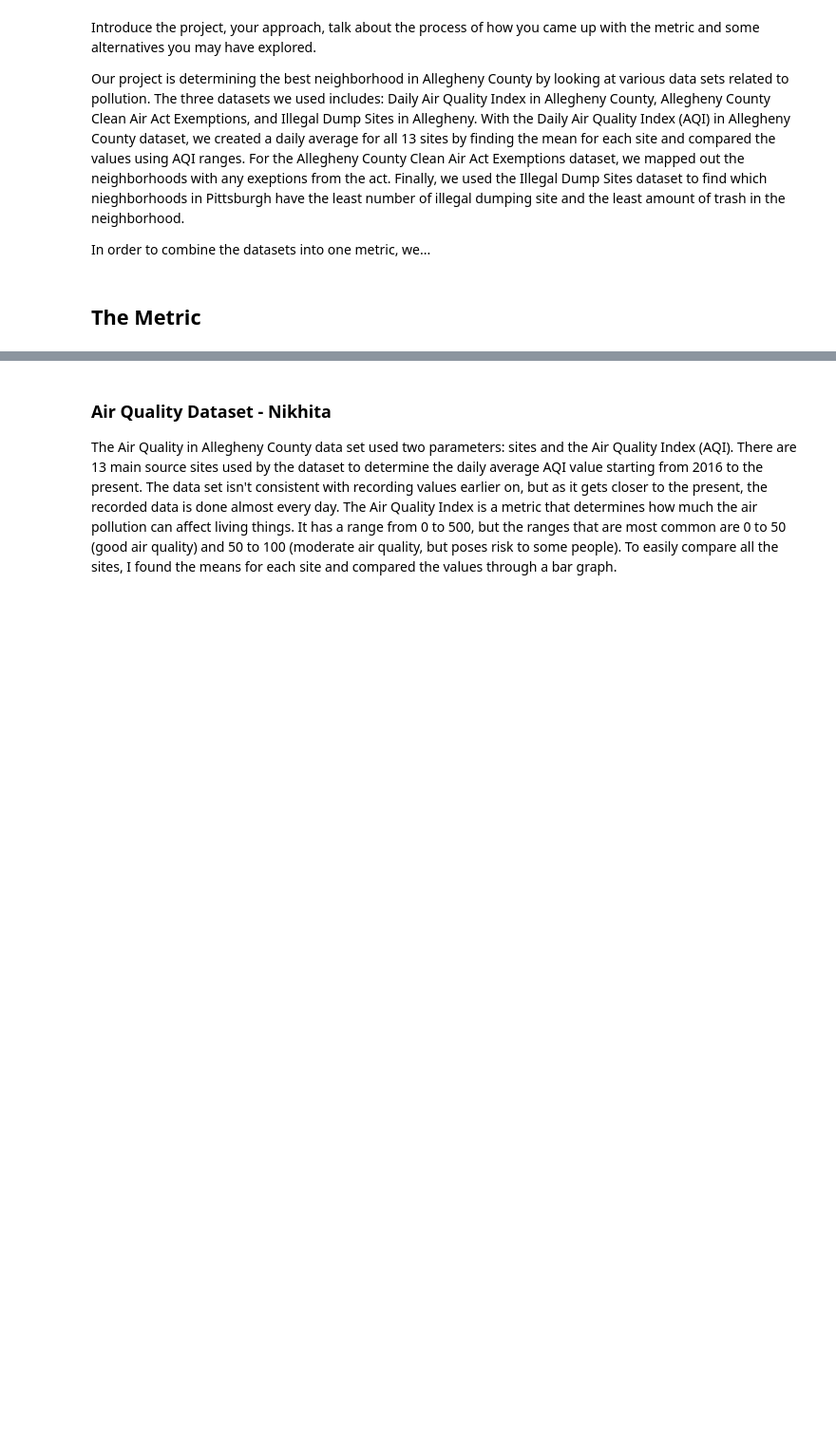
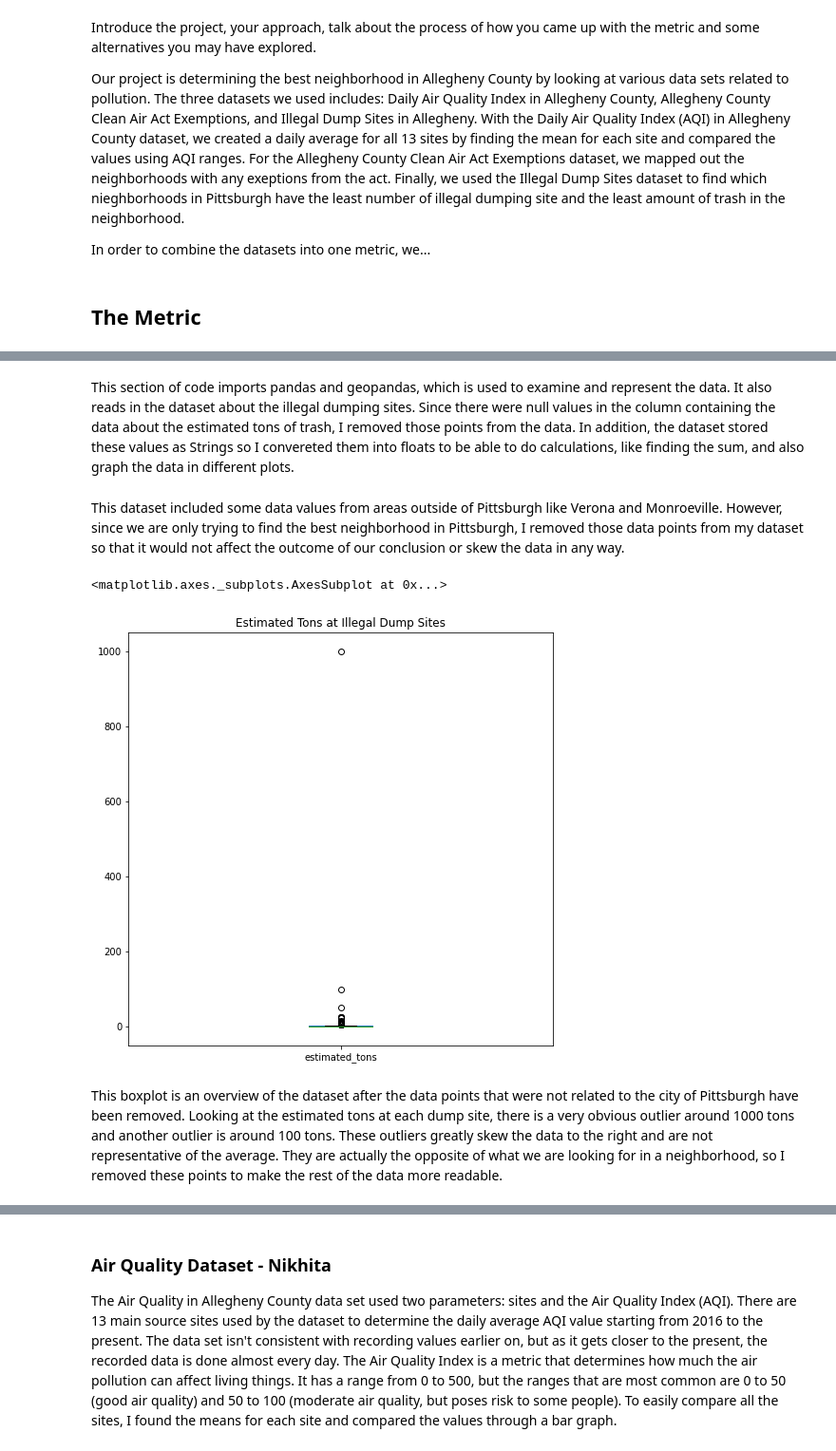
Before and after one commit to nikhitavys/Big-Ideas-Final-Project, a Jupyter notebook: Final-Report.ipynb, the cells around one changed output, grey strips where cells are left out. Shown: that part at 95% size. Saved outputs shown, nothing was run; the diff lists cells and outputs as text; code cells hidden in the pictures; blank space fills up the shorter version.

```diff
--- a/Final-Report.ipynb
+++ b/Final-Report.ipynb
@@ -13,0 +133,19 @@ In order to combine the datasets into one metric, we...
+# %%
+ds = pd.read_csv("illegaldumpsites.csv")
+# %%
+ds.dropna(subset=['estimated_tons'], inplace = True)
+ds['estimated_tons']=pd.to_numeric(ds['estimated_tons'],errors='coerce')
+# %% [markdown]
+This section of code imports pandas and geopandas, which is used to examine and represent the data. It also reads in the dataset about the illegal dumping sites. Since there were null values in the column containing the data about the estimated tons of trash, I removed those points from the data. In addition, the dataset stored these values as Strings so I convereted them into floats to be able to do calculations, like finding the sum, and also graph the data in different plots.
+# %%
+querymask_ds = ds['City'].str.startswith('Pittsburgh')
+pitt = ds[querymask_ds]
+# %% [markdown]
+This dataset included some data values from areas outside of Pittsburgh like Verona and Monroeville. However, since we are only trying to find the best neighborhood in Pittsburgh, I removed those data points from my dataset so that it would not affect the outcome of our conclusion or skew the data in any way.
+# %%
+pitt['estimated_tons'].plot.box( title="Estimated Tons at Illegal Dump Sites", figsize =(8,8))
+# %% [output]
+<matplotlib.axes._subplots.AxesSubplot at 0x...>
+[figure, added]
+# %% [markdown]
+This boxplot is an overview of the dataset after the data points that were not related to the city of Pittsburgh have been removed. Looking at the estimated tons at each dump site, there is a very obvious outlier around 1000 tons and another outlier is around 100 tons. These outliers greatly skew the data to the right and are not representative of the average. They are actually the opposite of what we are looking for in a neighborhood, so I removed these points to make the rest of the data more readable.
```
Also changed, not shown: parts of 25 cells of this notebook.
